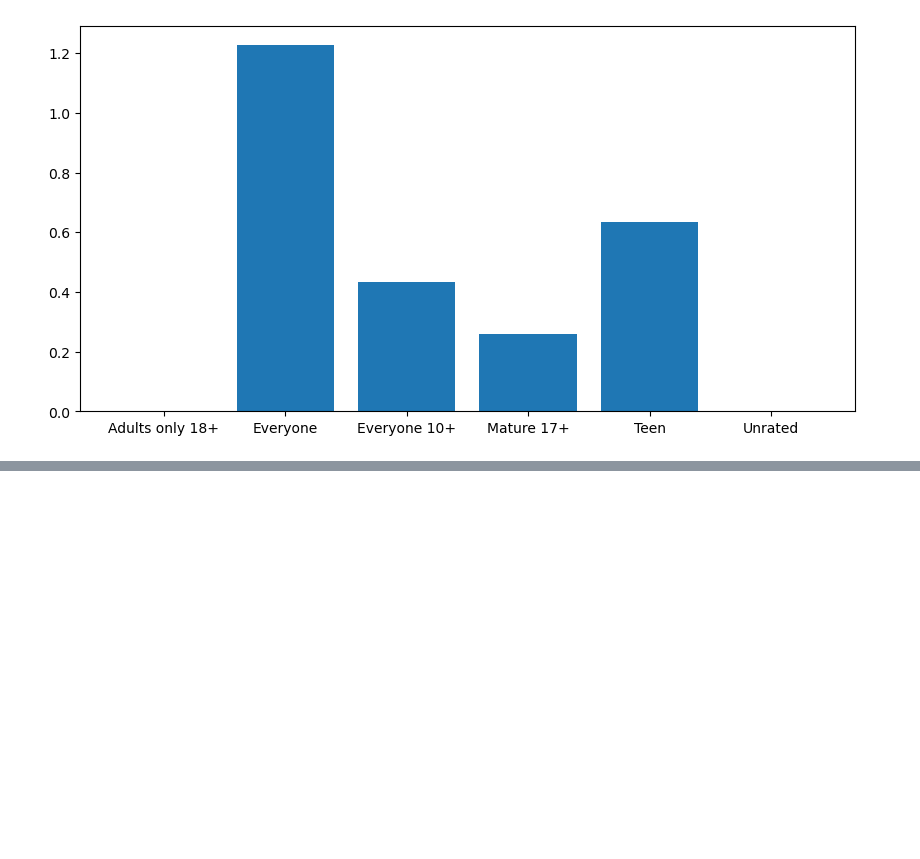
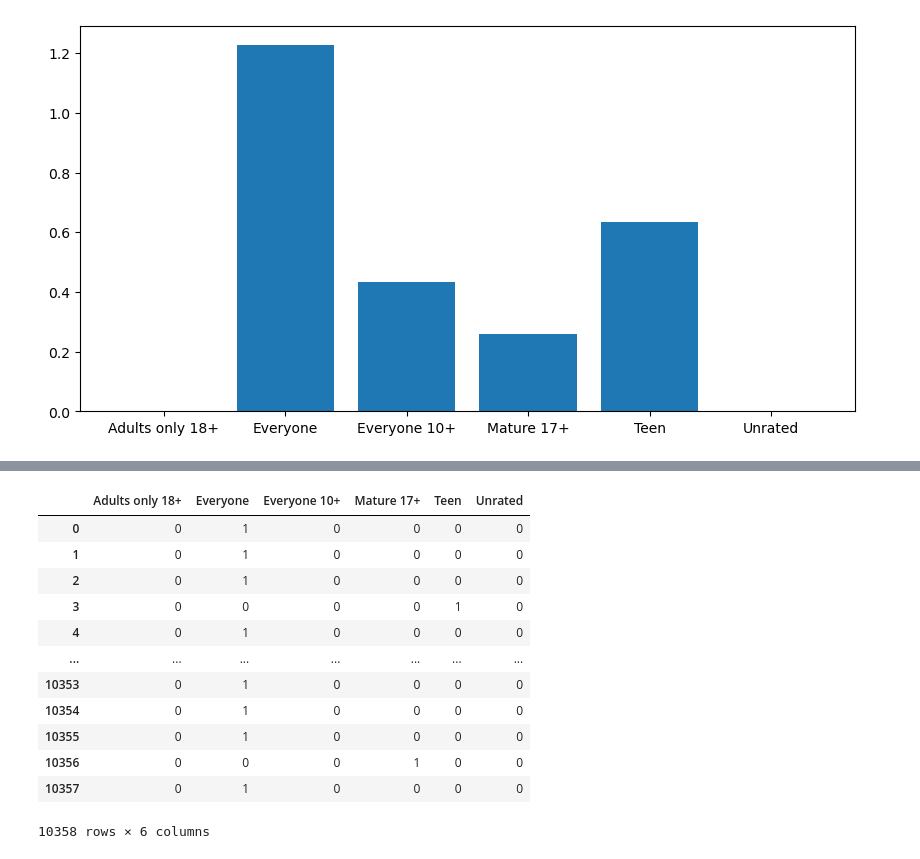
Before and after one commit to Ikayeze/develhope-second-project, a Jupyter notebook: Week_4.ipynb, the cells around one changed output, grey strips where cells are left out. Cells and saved outputs as stored; diff of their text form; code cells hidden in the pictures; blank space fills up the shorter version.

```diff
--- a/Week_4.ipynb
+++ b/Week_4.ipynb
@@ -314,0 +267,16 @@ fig.show()
+# %%
+pd.get_dummies(df["Content Rating"])
+# %% [output]
+|  | Adults only 18+ | Everyone | Everyone 10+ | Mature 17+ | Teen | Unrated |
+| 0 | 0 | 1 | 0 | 0 | 0 | 0 |
+| 1 | 0 | 1 | 0 | 0 | 0 | 0 |
+| 2 | 0 | 1 | 0 | 0 | 0 | 0 |
+| 3 | 0 | 0 | 0 | 0 | 1 | 0 |
+| 4 | 0 | 1 | 0 | 0 | 0 | 0 |
+| ... | ... | ... | ... | ... | ... | ... |
+| 10353 | 0 | 1 | 0 | 0 | 0 | 0 |
+| 10354 | 0 | 1 | 0 | 0 | 0 | 0 |
+| 10355 | 0 | 1 | 0 | 0 | 0 | 0 |
+| 10356 | 0 | 0 | 0 | 1 | 0 | 0 |
+| 10357 | 0 | 1 | 0 | 0 | 0 | 0 |
+10358 rows × 6 columns
```
Also changed, not shown: parts of 14 cells of this notebook, 2 other files.
